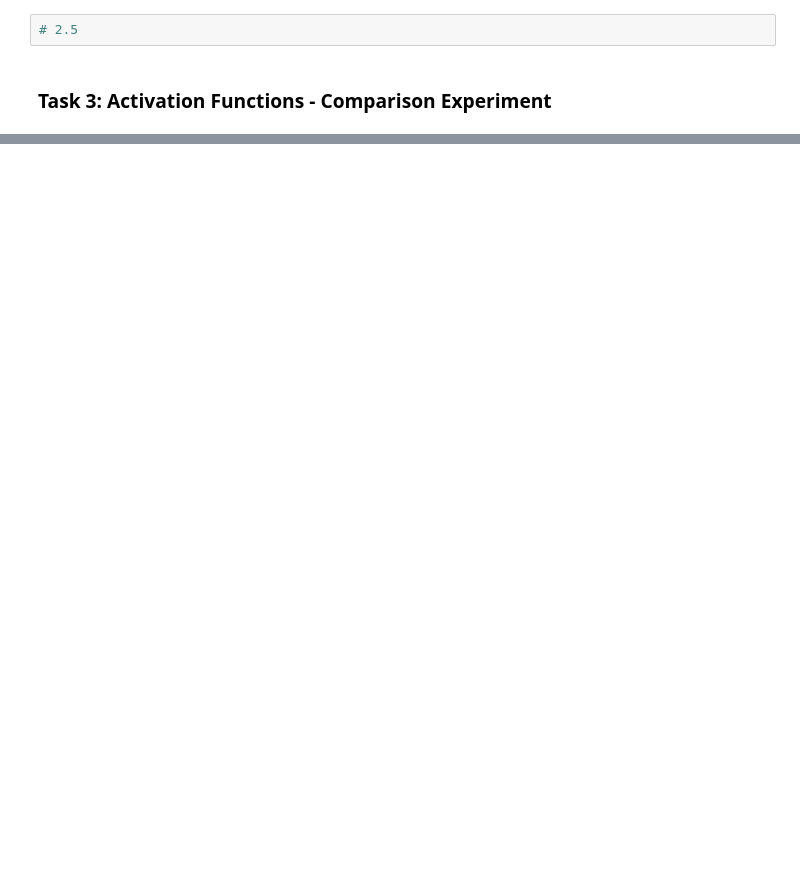
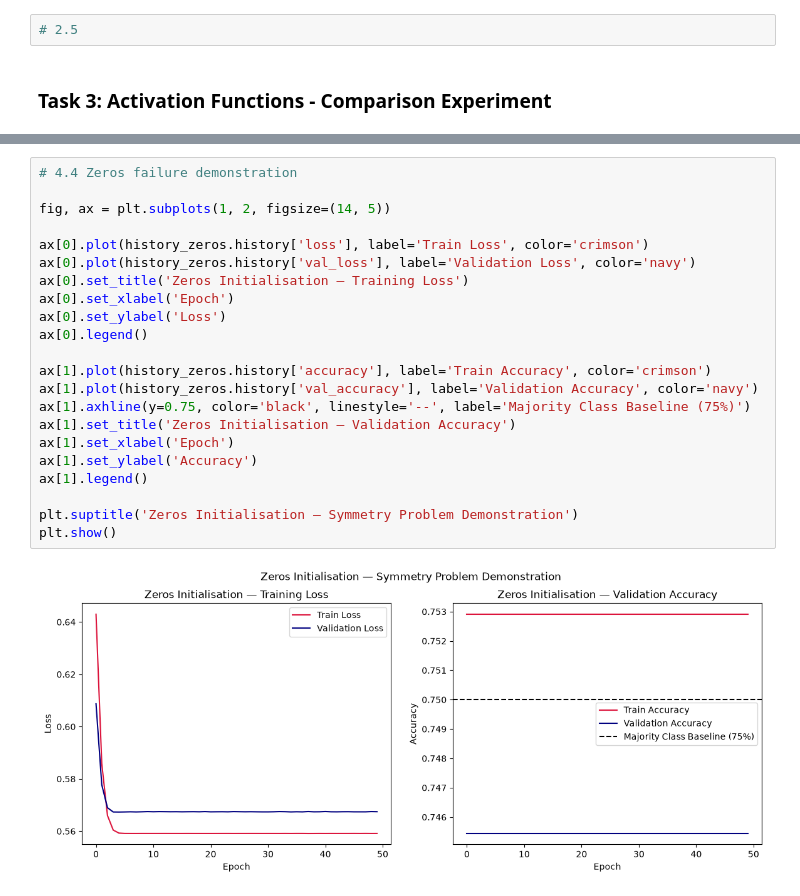
Before and after one commit to krish-desai-123/Deep-Learning-, a Jupyter notebook: Adult Income PR2/adult_income.ipynb, the cells around one changed output, grey strips where cells are left out. Saved outputs shown, nothing was run; the diff lists cells and outputs as text; blank space fills up the shorter version.

```diff
--- a/Adult Income PR2/adult_income.ipynb
+++ b/Adult Income PR2/adult_income.ipynb
@@ -389,0 +465,24 @@ AttributeError: The layer sequential_8 has never been called and thus has no def
+# %%
+# 4.4 Zeros failure demonstration
+
+fig, ax = plt.subplots(1, 2, figsize=(14, 5))
+
+ax[0].plot(history_zeros.history['loss'], label='Train Loss', color='crimson')
+ax[0].plot(history_zeros.history['val_loss'], label='Validation Loss', color='navy')
+ax[0].set_title('Zeros Initialisation — Training Loss')
+ax[0].set_xlabel('Epoch')
+ax[0].set_ylabel('Loss')
+ax[0].legend()
+
+ax[1].plot(history_zeros.history['accuracy'], label='Train Accuracy', color='crimson')
+ax[1].plot(history_zeros.history['val_accuracy'], label='Validation Accuracy', color='navy')
+ax[1].axhline(y=0.75, color='black', linestyle='--', label='Majority Class Baseline (75%)')
+ax[1].set_title('Zeros Initialisation — Validation Accuracy')
+ax[1].set_xlabel('Epoch')
+ax[1].set_ylabel('Accuracy')
+ax[1].legend()
+
+plt.suptitle('Zeros Initialisation — Symmetry Problem Demonstration')
+plt.show()
+# %% [output]
+[figure, added]
```
Also changed, not shown: parts of 15 cells of this notebook, 1 other file.
